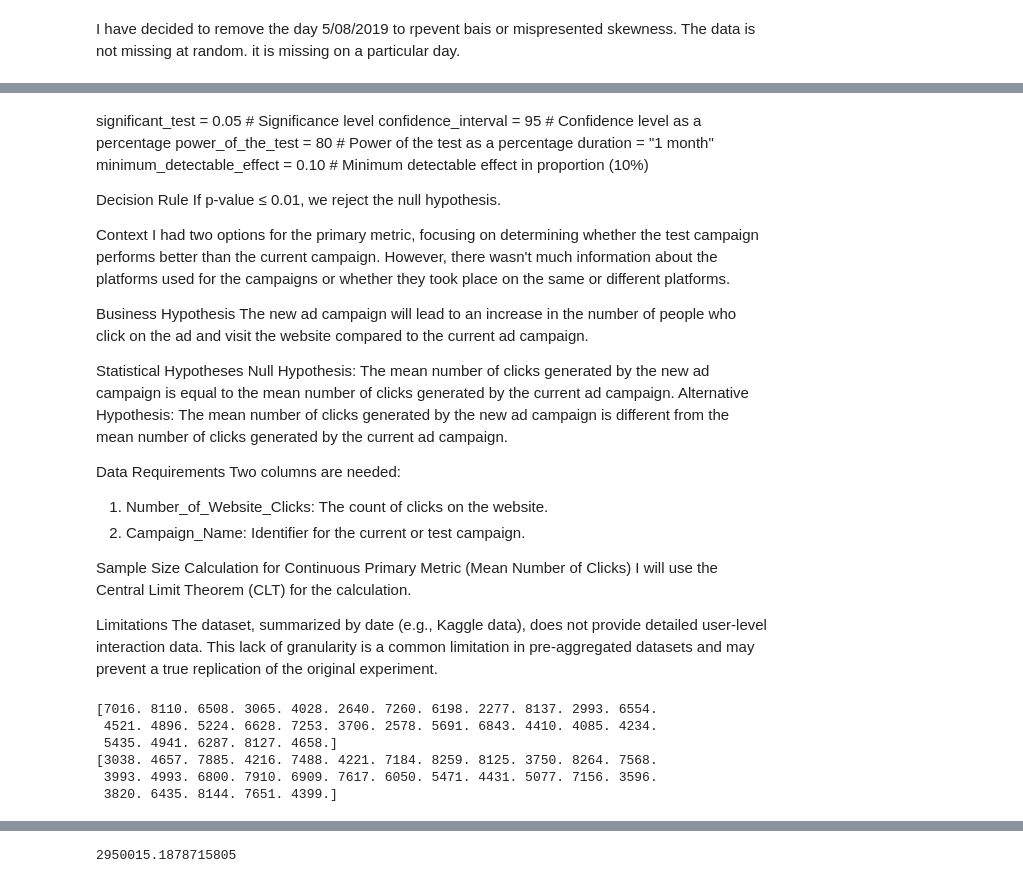
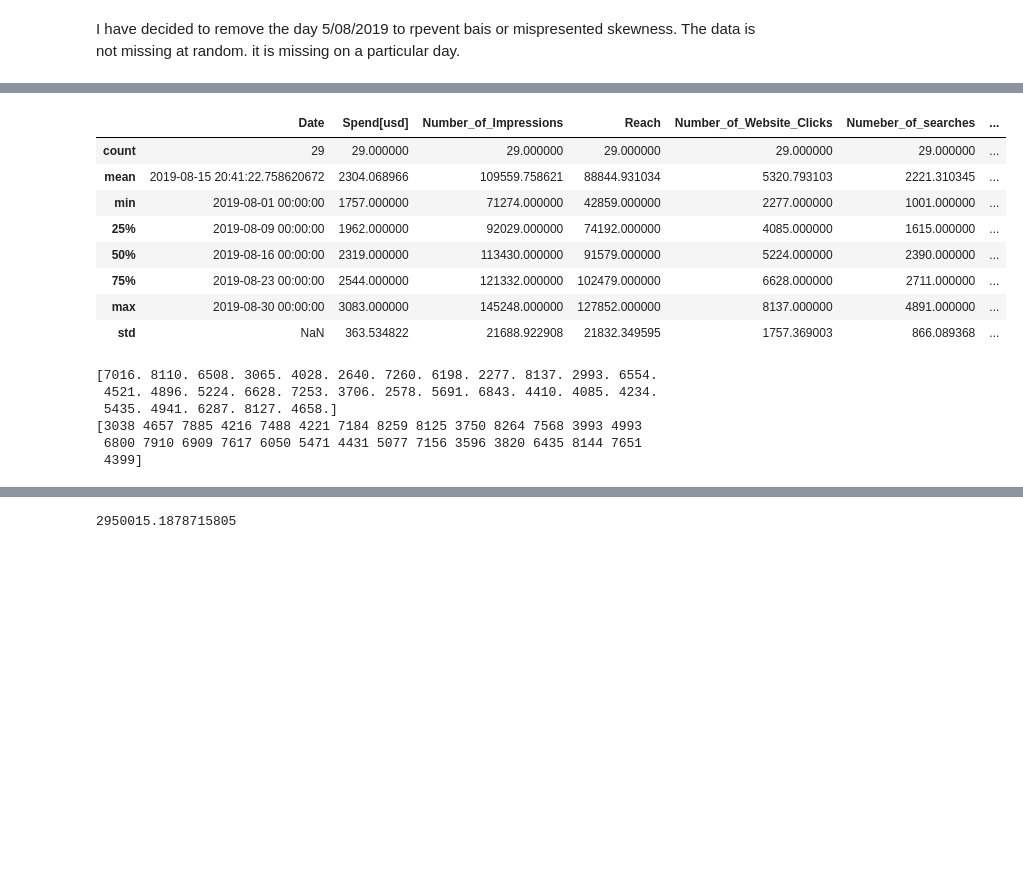
Before and after one commit to ojumah20/A-B-Testing-Campaigns-Broad-vs-Premium-Audience, a Jupyter notebook: DATA.ipynb, the cells around one changed output, grey strips where cells are left out. Saved outputs shown, nothing was run; the diff lists cells and outputs as text; code cells hidden in the pictures; blank space fills up the shorter version.

```diff
--- a/DATA.ipynb
+++ b/DATA.ipynb
@@ -155,2 +189,12 @@ df_combined
 # %%
-df_combined.describe()
+dataframe2.describe()
+# %% [output]
+|  | Date | Spend[usd] | Number_of_Impressions | Reach | Number_of_Website_Clicks | Numeber_of_searches | ... |
+| count | 29 | 29.000000 | 29.000000 | 29.000000 | 29.000000 | 29.000000 | ... |
+| mean | 2019-08-15 20:41:22.758620672 | 2304.068966 | 109559.758621 | 88844.931034 | 5320.793103 | 2221.310345 | ... |
+| min | 2019-08-01 00:00:00 | 1757.000000 | 71274.000000 | 42859.000000 | 2277.000000 | 1001.000000 | ... |
+| 25% | 2019-08-09 00:00:00 | 1962.000000 | 92029.000000 | 74192.000000 | 4085.000000 | 1615.000000 | ... |
+| 50% | 2019-08-16 00:00:00 | 2319.000000 | 113430.000000 | 91579.000000 | 5224.000000 | 2390.000000 | ... |
+| 75% | 2019-08-23 00:00:00 | 2544.000000 | 121332.000000 | 102479.000000 | 6628.000000 | 2711.000000 | ... |
+| max | 2019-08-30 00:00:00 | 3083.000000 | 145248.000000 | 127852.000000 | 8137.000000 | 4891.000000 | ... |
+| std | NaN | 363.534822 | 21688.922908 | 21832.349595 | 1757.369003 | 866.089368 | ... |
@@ -159,36 +200,0 @@ df_combined.to_excel('C:/Users/onyek/Documents/ab_data_cleaned.xlsx', index=Fals
-# %% [markdown]
-significant_test = 0.05  # Significance level
-confidence_interval = 95  # Confidence level as a percentage
-power_of_the_test = 80  # Power of the test as a percentage
-duration = "1 month"
-minimum_detectable_effect = 0.10  # Minimum detectable effect in proportion (10%)
-
-
-
-Decision Rule
-If p-value ≤ 0.01, we reject the null hypothesis.
-
-Context
-I had two options for the primary metric, focusing on determining whether the test campaign performs better than the current campaign. However, there wasn't much information about the platforms used for the campaigns or whether they took place on the same or different platforms.
-
-Business Hypothesis
-The new ad campaign will lead to an increase in the number of people who click on the ad and visit the website compared to the current ad campaign.
-
-Statistical Hypotheses
-Null Hypothesis: The mean number of clicks generated by the new ad campaign is equal to the mean number of clicks generated by the current ad campaign.
-Alternative Hypothesis: The mean number of clicks generated by the new ad campaign is different from the mean number of clicks generated by the current ad campaign.
-
-
-Data Requirements
-Two columns are needed:
-1. Number_of_Website_Clicks: The count of clicks on the website.
-2. Campaign_Name: Identifier for the current or test campaign.
-
-
-
-Sample Size Calculation for Continuous Primary Metric (Mean Number of Clicks)
-I will use the Central Limit Theorem (CLT) for the calculation.
-
-
-Limitations
-The dataset, summarized by date (e.g., Kaggle data), does not provide detailed user-level interaction data. This lack of granularity is a common limitation in pre-aggregated datasets and may prevent a true replication of the original experiment.
@@ -199,8 +202,8 @@ data_ab_testing
 from scipy.stats import norm
 N_con = 29
 N_test = 29
-X_con = df_combined[df_combined['Campaign_name']=='Control Campaign']['Number_of_Website_Clicks'].values
-x_test = df_combined[df_combined['Campaign_name']=='Test Campaign']['Number_of_Website_Clicks'].values
+X_con = dataframe2['Number_of_Website_Clicks'].values
+x_test = dataframe1['Number_of_Website_Clicks'].values
 
 
 print(X_con)
@@ -209,9 +212,9 @@ print(x_test)
 [7016. 8110. 6508. 3065. 4028. 2640. 7260. 6198. 2277. 8137. 2993. 6554.
  4521. 4896. 5224. 6628. 7253. 3706. 2578. 5691. 6843. 4410. 4085. 4234.
  5435. 4941. 6287. 8127. 4658.]
-[3038. 4657. 7885. 4216. 7488. 4221. 7184. 8259. 8125. 3750. 8264. 7568.
- 3993. 4993. 6800. 7910. 6909. 7617. 6050. 5471. 4431. 5077. 7156. 3596.
- 3820. 6435. 8144. 7651. 4399.]
+[3038 4657 7885 4216 7488 4221 7184 8259 8125 3750 8264 7568 3993 4993
+ 6800 7910 6909 7617 6050 5471 4431 5077 7156 3596 3820 6435 8144 7651
+ 4399]
 # %%
 alpha = 0.05
 x_con_mean = np.mean(X_con)
```
Also changed, not shown: parts of 12 cells of this notebook.
